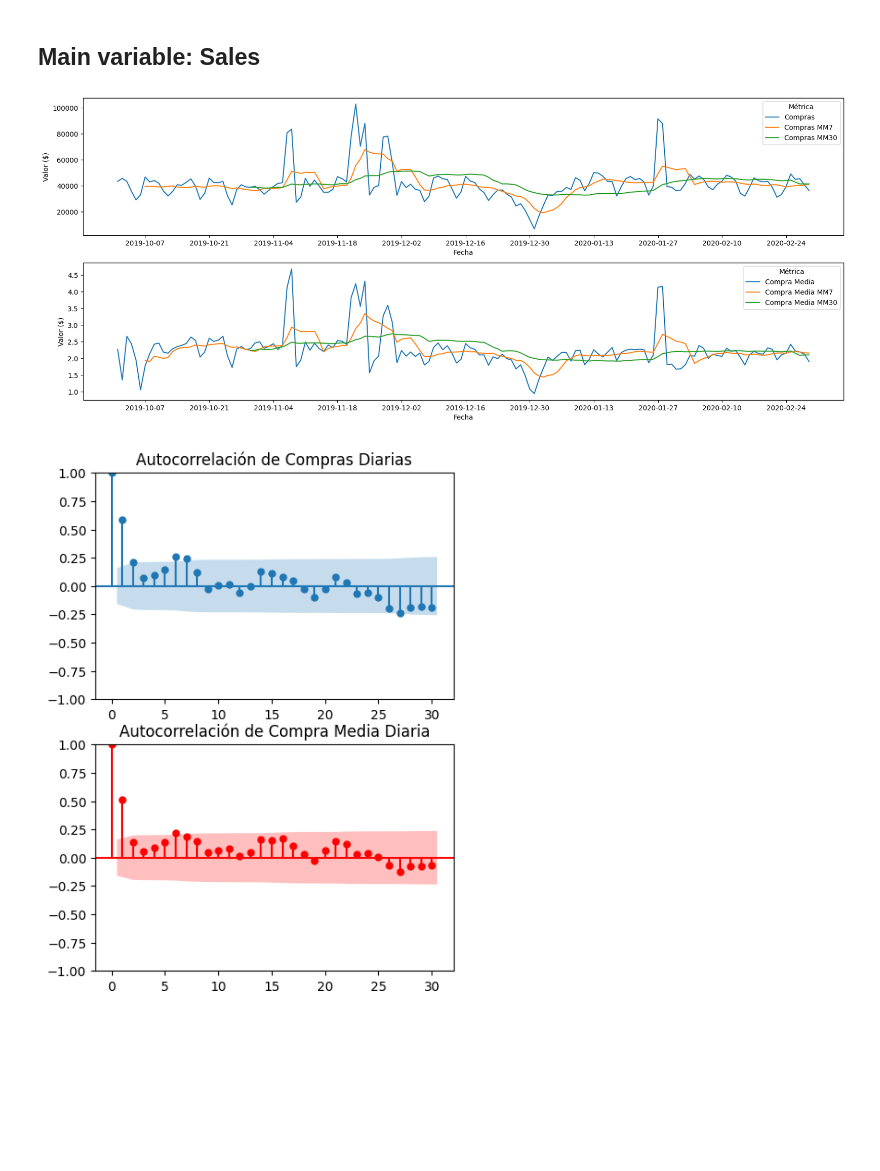
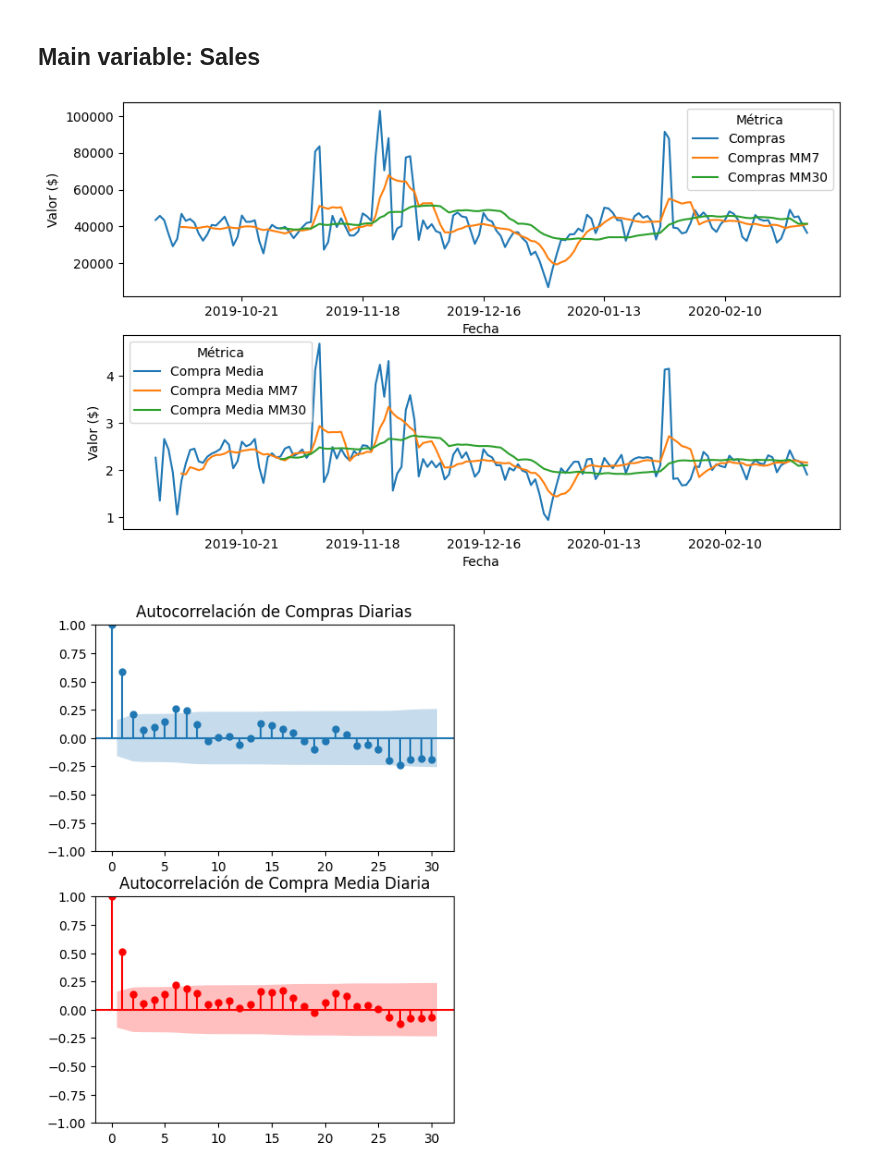
Before and after one commit to Bati-bot/Design-of-experiments-DOE, a Jupyter notebook: EDA.ipynb, the cells around one changed output. Cells and saved outputs as stored; diff of their text form; code cells hidden in the pictures; blank space fills up the shorter version.

Commit message:
feat: improve  plots

```diff
--- a/EDA.ipynb
+++ b/EDA.ipynb
@@ -49,7 +49,6 @@ product_columns_desc
 # %% [markdown]
 ## Main variable: Sales
 # %%
-fig, ax = plt.subplots(2, 1, figsize=(20, 8))
 sales_by_user_day = events_df.groupby("date").agg({"sales":"sum", "user_id": "nunique"}).reset_index()
 sales_by_user_day.rename(columns={"date":"Fecha"}, inplace=True)
 
@@ -62,16 +61,19 @@ sales_by_user_day['Compra Media MM7'] = sales_by_user_day['Compra Media'].rollin
 sales_by_user_day['Compra Media MM30'] = sales_by_user_day['Compra Media'].rolling(30).mean()
 
 sales_by_user_day_melted = sales_by_user_day.melt('Fecha', var_name='Métrica', value_name='Valor ($)')
-chart_1 = sns.lineplot(sales_by_user_day_melted.loc[sales_by_user_day_melted["Métrica"].isin(["Compras", "Compras MM7", "Compras MM30"])],
-                       x="Fecha", y="Valor ($)", hue="Métrica", ax=ax[0])
-chart_2 = sns.lineplot(sales_by_user_day_melted.loc[sales_by_user_day_melted["Métrica"].isin(["Compra Media", "Compra Media MM7", "Compra Media MM30"])],
-                       x="Fecha", y="Valor ($)", hue="Métrica", ax=ax[1])
-
-locator = mdates.DayLocator(interval=14)
-chart_1.xaxis.set_major_locator(locator)
-chart_2.xaxis.set_major_locator(locator)
-# %% [output]
-[figure, removed]
+# %%
+fig, ax = plt.subplots(2, 1, figsize=(10, 6))
+
+chart_1 = sns.lineplot(sales_by_user_day_melted.loc[sales_by_user_day_melted["Métrica"].isin(["Compras", "Compras MM7", "Compras MM30"])],
+                       x="Fecha", y="Valor ($)", hue="Métrica", ax=ax[0])
+chart_2 = sns.lineplot(sales_by_user_day_melted.loc[sales_by_user_day_melted["Métrica"].isin(["Compra Media", "Compra Media MM7", "Compra Media MM30"])],
+                       x="Fecha", y="Valor ($)", hue="Métrica", ax=ax[1])
+
+locator = mdates.DayLocator(interval=28)
+chart_1.xaxis.set_major_locator(locator)
+chart_2.xaxis.set_major_locator(locator)
+# %% [output]
+[figure, added]
 # %%
 from matplotlib.collections import PolyCollection
 my_color = "red"
```
Also changed, not shown: 2 other files.
